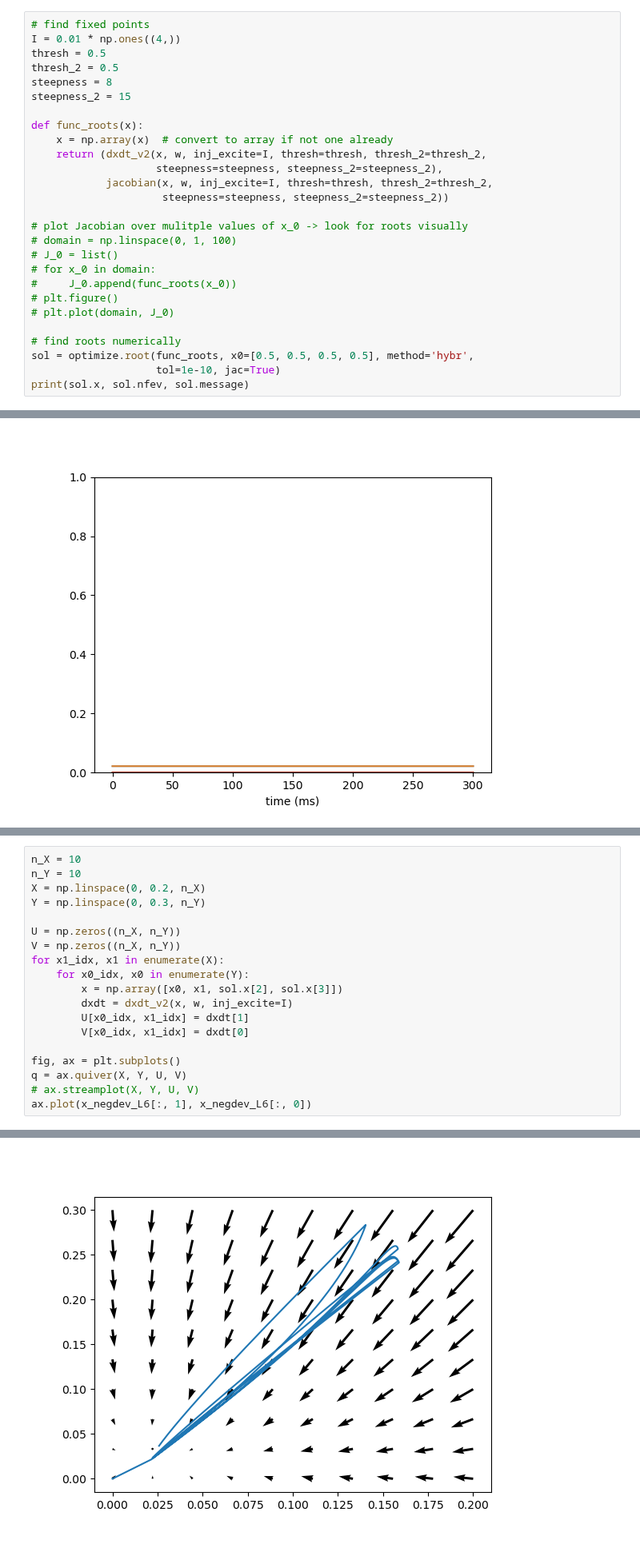
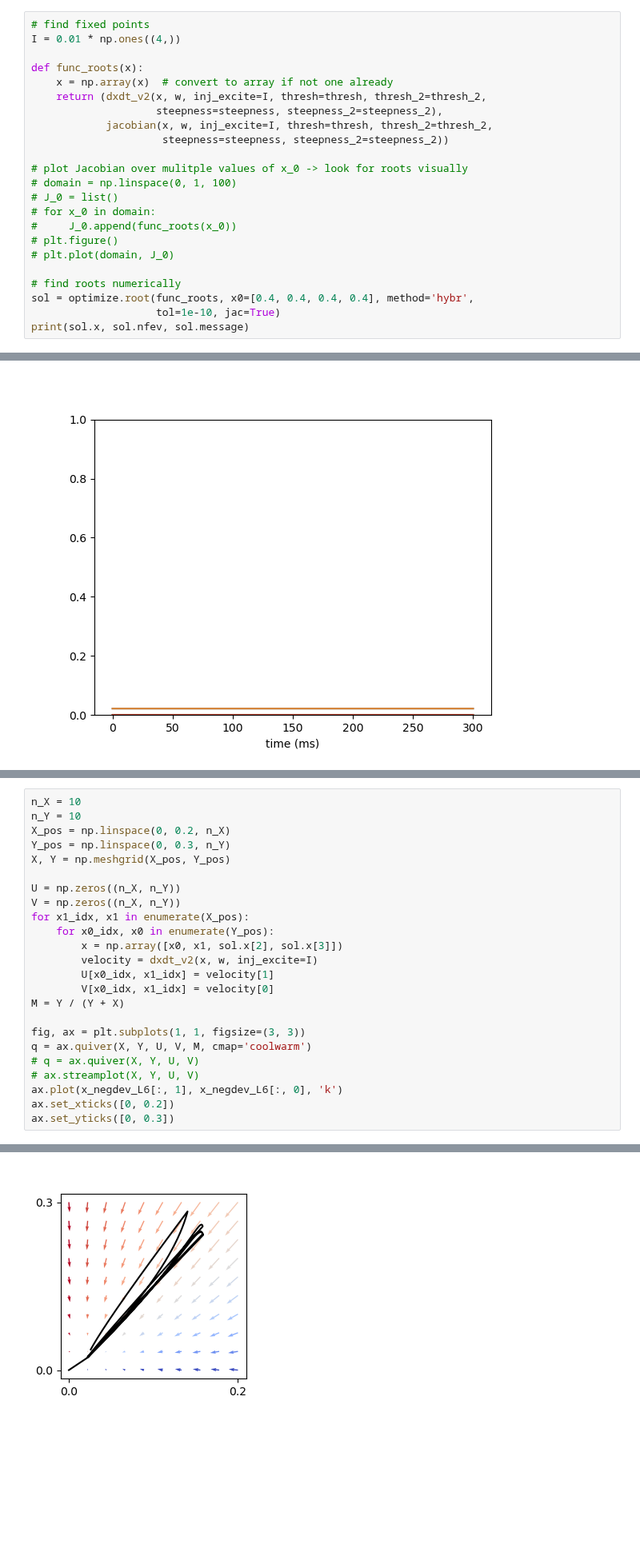
Before and after one commit to rythorpe/dev_detect_wc, a Jupyter notebook: phase_diagram.ipynb, the cells around one changed output, grey strips where cells are left out. Shown at 80% size. Drawn from its saved outputs; the diff is of its cells as text; blank space fills up the shorter version.

Commit message:
update phase diagram plotting

```diff
--- a/phase_diagram.ipynb
+++ b/phase_diagram.ipynb
@@ -162,10 +165,6 @@ plt.show()
 # %%
 # find fixed points
 I = 0.01 * np.ones((4,))
-thresh = 0.5
-thresh_2 = 0.5
-steepness = 8
-steepness_2 = 15
 
 def func_roots(x):
     x = np.array(x)  # convert to array if not one already
@@ -183,7 +182,7 @@ def func_roots(x):
 # plt.plot(domain, J_0)
 
 # find roots numerically
-sol = optimize.root(func_roots, x0=[0.5, 0.5, 0.5, 0.5], method='hybr',
+sol = optimize.root(func_roots, x0=[0.4, 0.4, 0.4, 0.4], method='hybr',
                     tol=1e-10, jac=True)
 print(sol.x, sol.nfev, sol.message)
 # %% [output]
@@ -217,20 +273,25 @@ plt.show()
 # %%
 n_X = 10
 n_Y = 10
-X = np.linspace(0, 0.2, n_X)
-Y = np.linspace(0, 0.3, n_Y)
+X_pos = np.linspace(0, 0.2, n_X)
+Y_pos = np.linspace(0, 0.3, n_Y)
+X, Y = np.meshgrid(X_pos, Y_pos)
 
 U = np.zeros((n_X, n_Y))
 V = np.zeros((n_X, n_Y))
-for x1_idx, x1 in enumerate(X):
-    for x0_idx, x0 in enumerate(Y):
+for x1_idx, x1 in enumerate(X_pos):
+    for x0_idx, x0 in enumerate(Y_pos):
         x = np.array([x0, x1, sol.x[2], sol.x[3]])
-        dxdt = dxdt_v2(x, w, inj_excite=I)
-        U[x0_idx, x1_idx] = dxdt[1]
-        V[x0_idx, x1_idx] = dxdt[0]
+        velocity = dxdt_v2(x, w, inj_excite=I)
+        U[x0_idx, x1_idx] = velocity[1]
+        V[x0_idx, x1_idx] = velocity[0]
+M = Y / (Y + X)
 
-fig, ax = plt.subplots()
-q = ax.quiver(X, Y, U, V)
+fig, ax = plt.subplots(1, 1, figsize=(3, 3))
+q = ax.quiver(X, Y, U, V, M, cmap='coolwarm')
+# q = ax.quiver(X, Y, U, V)
 # ax.streamplot(X, Y, U, V)
-ax.plot(x_negdev_L6[:, 1], x_negdev_L6[:, 0])
+ax.plot(x_negdev_L6[:, 1], x_negdev_L6[:, 0], 'k')
+ax.set_xticks([0, 0.2])
+ax.set_yticks([0, 0.3])
 # %% [output]
@@ -238 +300 @@ ax.plot(x_negdev_L6[:, 1], x_negdev_L6[:, 0])
-[figure, old version]
+[figure, new version]
```
Also changed, not shown: parts of 9 cells of this notebook.
